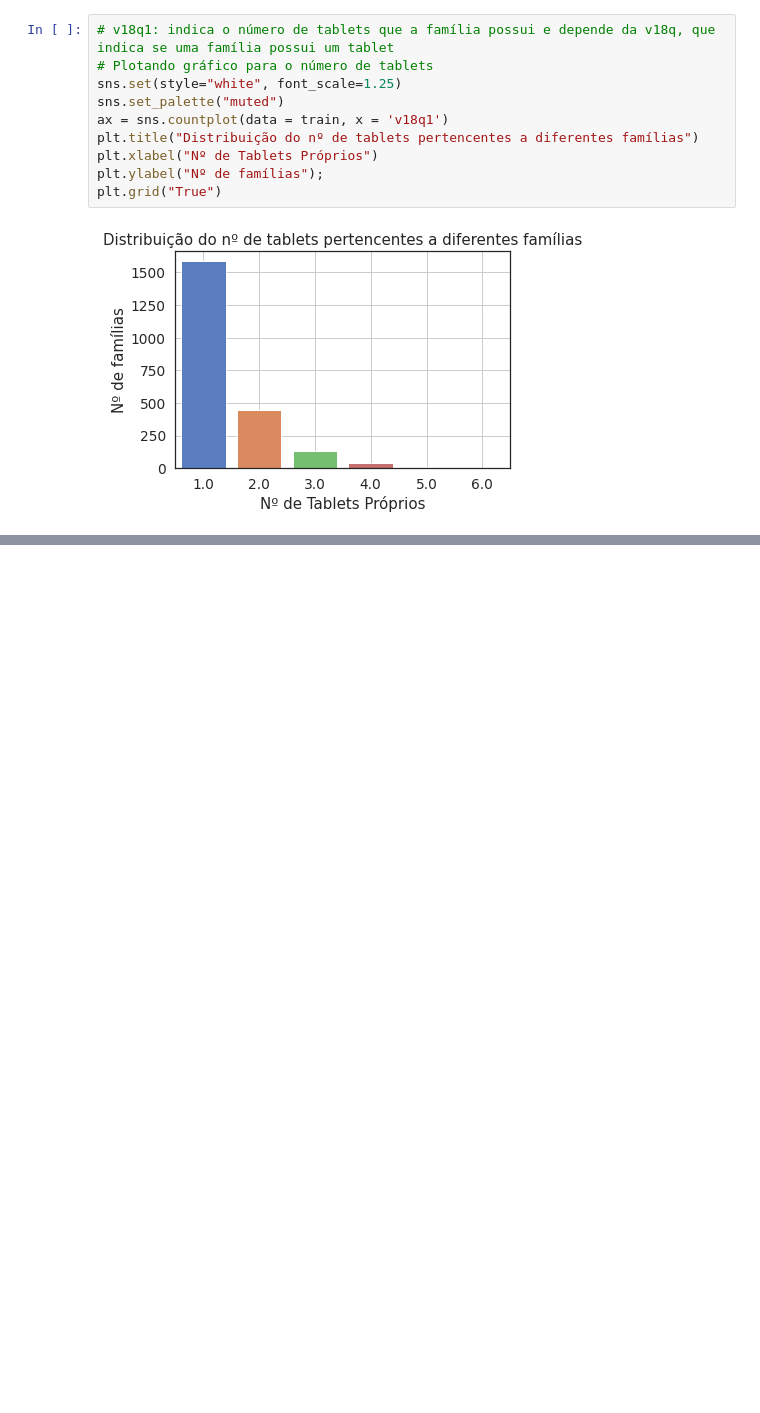
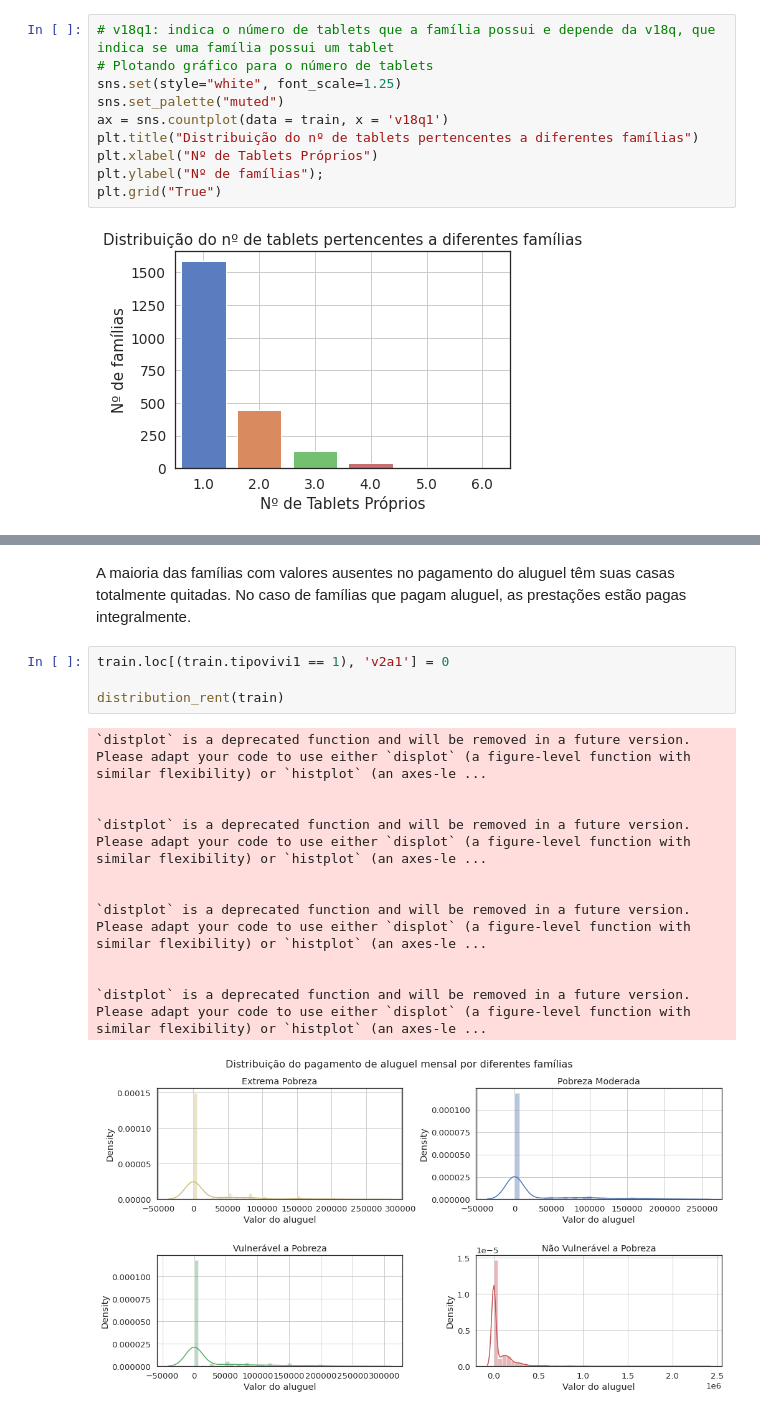
Before and after one commit to leandrorodor/PGR-IESB-P9043-CDNA-20203, a Jupyter notebook: projeto_kaggle.ipynb, the cells around one changed output, grey strips where cells are left out. Saved outputs shown, nothing was run; the diff lists cells and outputs as text; blank space fills up the shorter version.

```diff
--- a/projeto_kaggle.ipynb
+++ b/projeto_kaggle.ipynb
@@ -119,0 +209,18 @@ plt.grid("True")
+# %% [markdown]
+A maioria das famílias com valores ausentes no pagamento do aluguel têm suas casas totalmente quitadas. No caso de famílias que pagam aluguel, as prestações estão pagas integralmente.
+# %%
+train.loc[(train.tipovivi1 == 1), 'v2a1'] = 0
+
+distribution_rent(train)
+# %% [output]
+`distplot` is a deprecated function and will be removed in a future version. Please adapt your code to use either `displot` (a figure-level function with similar flexibility) or `histplot` (an axes-le ...
+
+
+`distplot` is a deprecated function and will be removed in a future version. Please adapt your code to use either `displot` (a figure-level function with similar flexibility) or `histplot` (an axes-le ...
+
+
+`distplot` is a deprecated function and will be removed in a future version. Please adapt your code to use either `displot` (a figure-level function with similar flexibility) or `histplot` (an axes-le ...
+
+
+`distplot` is a deprecated function and will be removed in a future version. Please adapt your code to use either `displot` (a figure-level function with similar flexibility) or `histplot` (an axes-le ...
+[figure, added]
```
Also changed, not shown: parts of 11 cells of this notebook.
